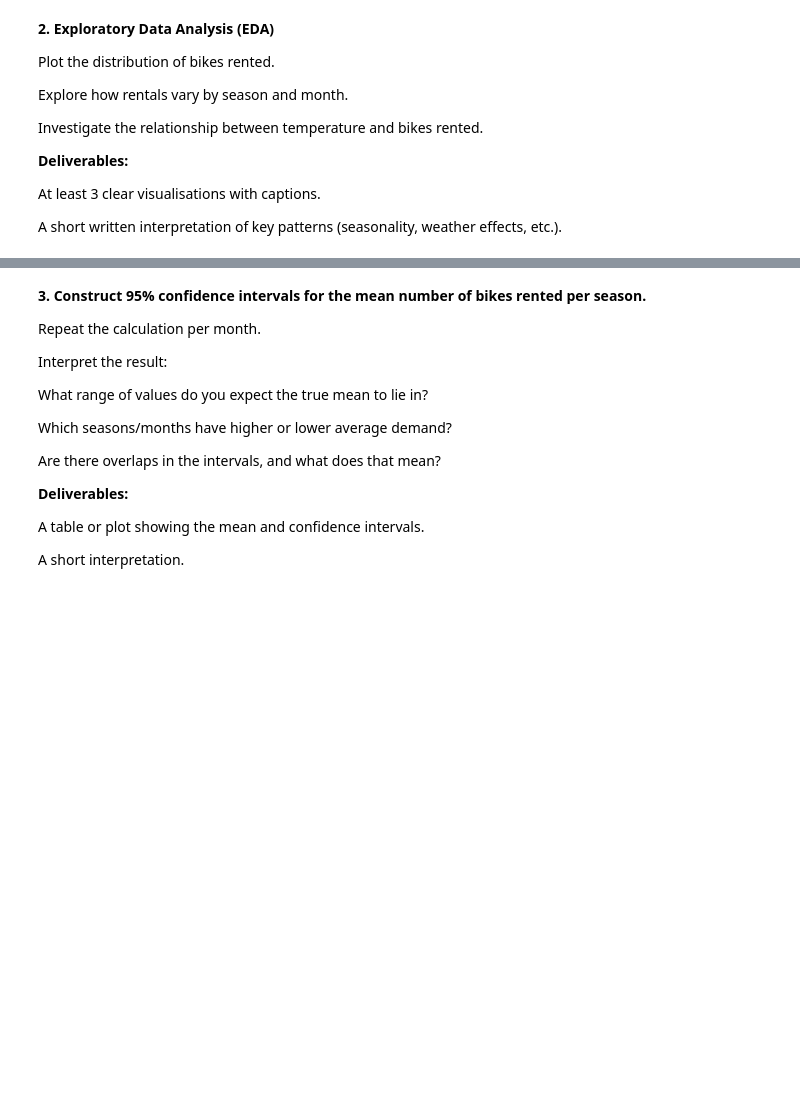
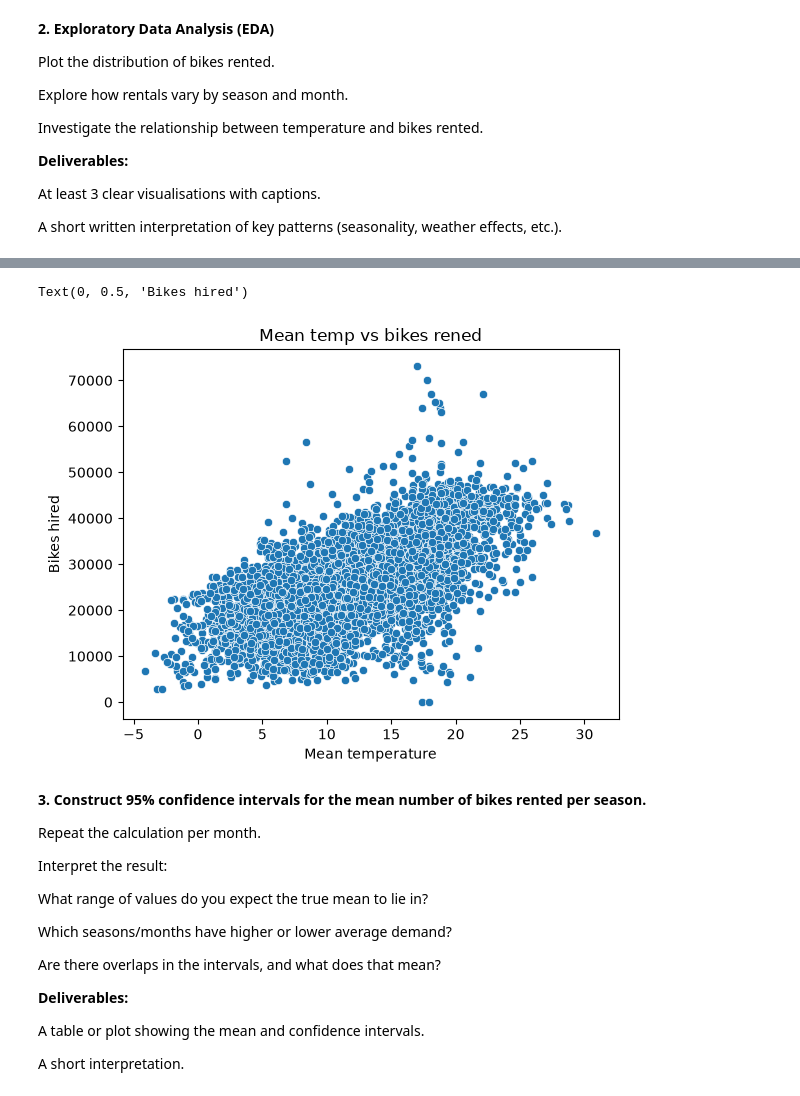
Before and after one commit to vidhyamini/Analytics-coding-Python, a Jupyter notebook: Session_3/Group_Project.ipynb, the cells around one changed output, grey strips where cells are left out. Cells and saved outputs as stored; diff of their text form; code cells hidden in the pictures; blank space fills up the shorter version.

```diff
--- a/Session_3/Group_Project.ipynb
+++ b/Session_3/Group_Project.ipynb
@@ -69,3 +126,15 @@ A short written interpretation of key patterns (seasonality, weather effects, et
+# %%
+sns.scatterplot(
+    data=bikes,
+    x="mean_temp",
+    y = "bikes_hired",
+)
+plt.title("Mean temp vs bikes rened")
+plt.xlabel("Mean temperature")
+plt.ylabel("Bikes hired")
+# %% [output]
+Text(0, 0.5, 'Bikes hired')
+[figure, added]
 # %% [markdown]
 **3. Construct 95% confidence intervals for the mean number of bikes rented per season.**
 
```
Also changed, not shown: parts of 6 cells of this notebook.
